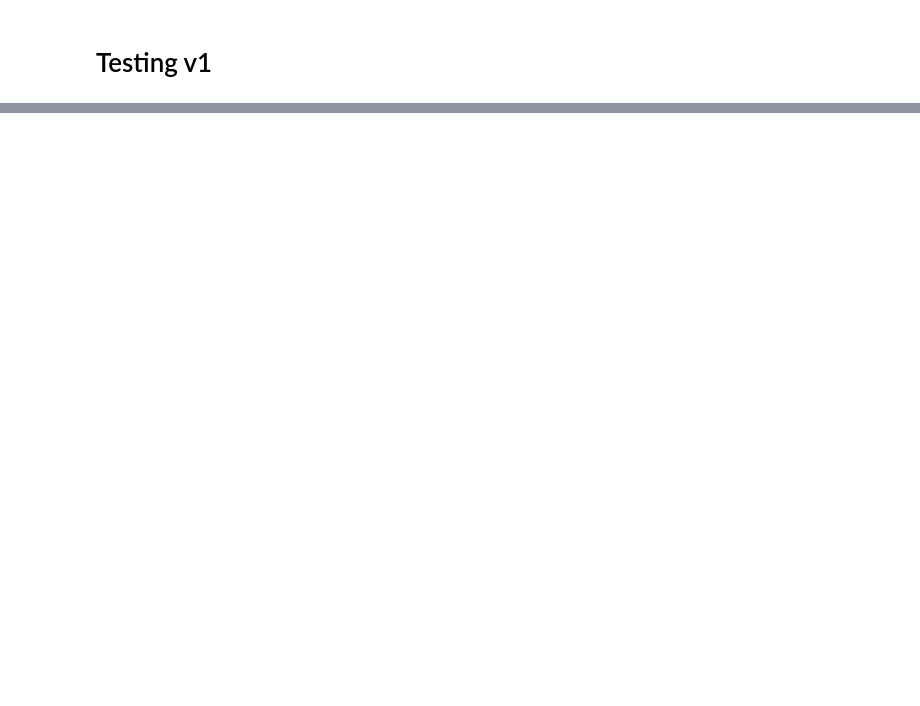
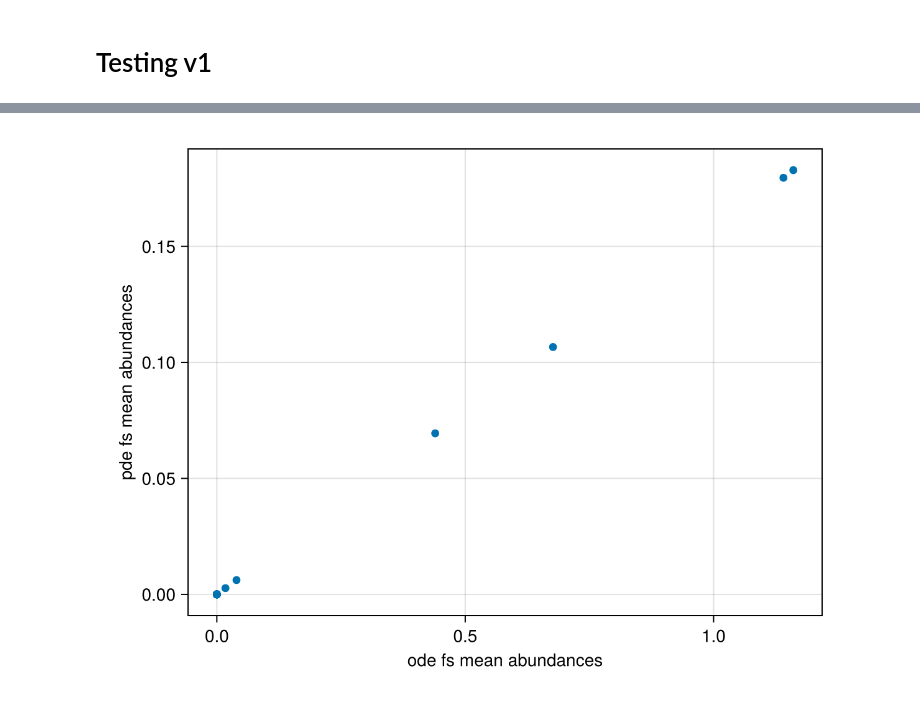
Before and after one commit to kockahonza/SSMC, a Jupyter notebook: cluster_env/runs/single_influx_pdes3/First look.ipynb, the cells around one changed output, grey strips where cells are left out. Drawn from its saved outputs; the diff is of its cells as text; code cells hidden in the pictures; blank space fills up the shorter version.

```diff
--- a/cluster_env/runs/single_influx_pdes3/First look.ipynb
+++ b/cluster_env/runs/single_influx_pdes3/First look.ipynb
@@ -124,0 +69,8 @@ LoadError: UndefVarError: `sp_fss` not defined
+# %%
+sp_means = mean(sp_fs, dims=2)[:,1]
+
+scatter(ode_fs[1:N], sp_means[1:N];
+    axis=(; xlabel="ode fs mean abundances", ylabel="pde fs mean abundances")
+)
+# %% [output]
+[figure, added]
```
Also changed, not shown: parts of 16 cells of this notebook, 17 other files.
